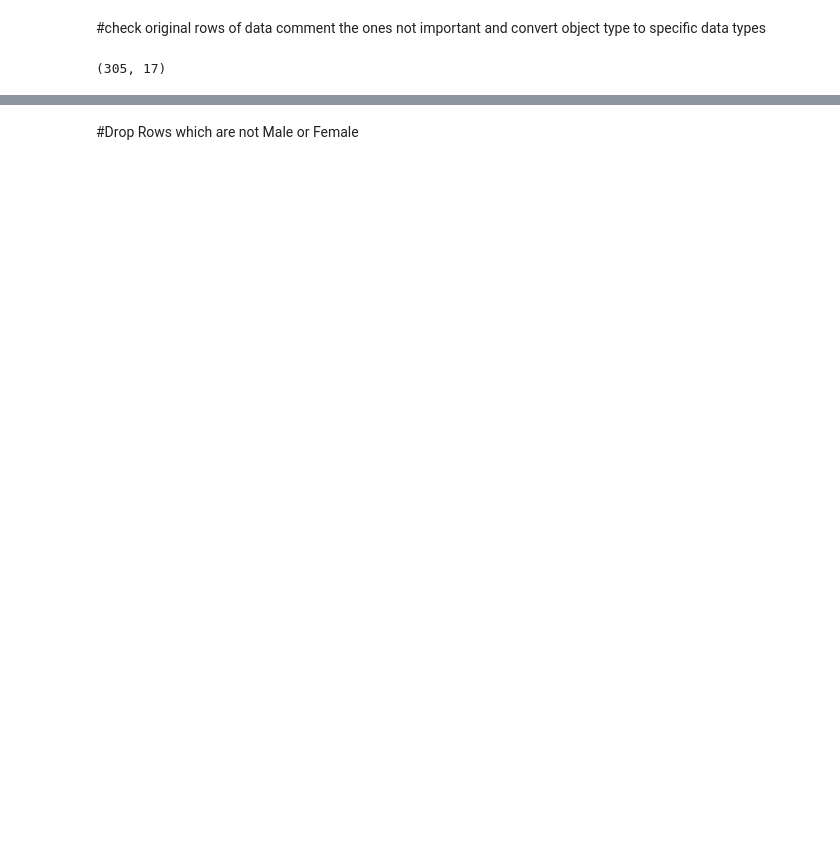
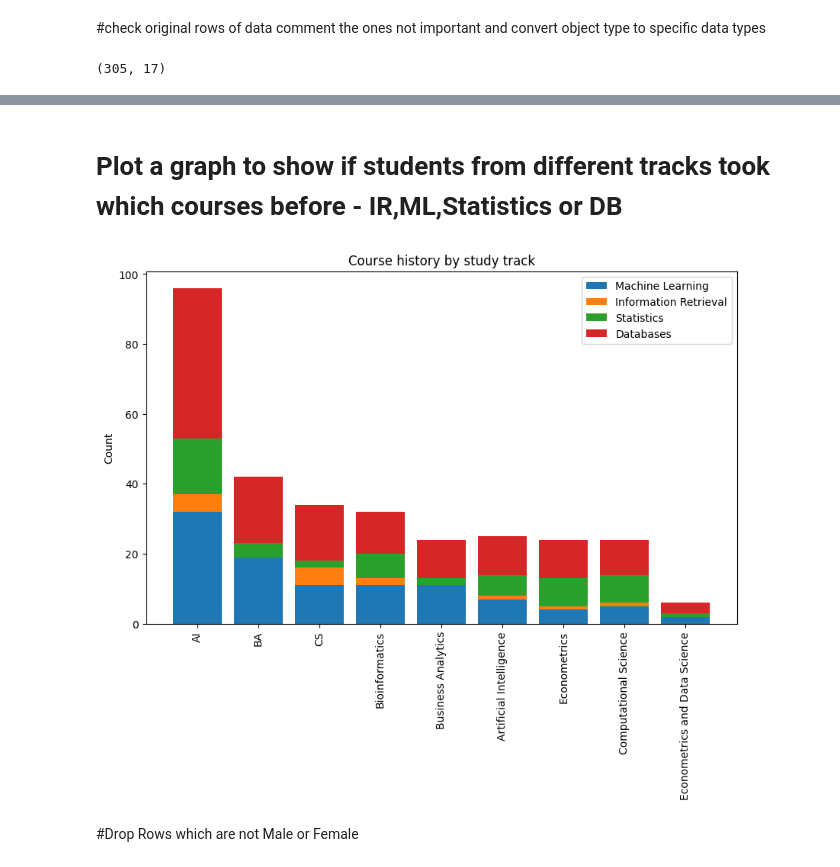
Before and after one commit to proygit/DMT, a Jupyter notebook: DMT_Assgnt1.ipynb, the cells around one changed output, grey strips where cells are left out. Drawn from its saved outputs; the diff is of its cells as text; code cells hidden in the pictures; blank space fills up the shorter version.

```diff
--- a/DMT_Assgnt1.ipynb
+++ b/DMT_Assgnt1.ipynb
@@ -101,3 +351,34 @@ df_csv_ver1
+# %% [markdown]
+# Plot a graph to show if students from different tracks took which courses before - IR,ML,Statistics or DB
+# %%
+import matplotlib.pyplot as plt
+import numpy as np
+
+# Data
+labels = ['AI', 'BA', 'CS', 'Bioinformatics', 'Business Analytics', 'Artificial Intelligence', 'Econometrics', 'Computational Science', 'Econometrics and Data Science']
+ml = [32, 19, 11, 11, 11, 7, 4, 5, 2]
+ir = [5, 0, 5, 2, 0, 1, 1, 1, 0]
+stats = [16, 4, 2, 7, 2, 6, 8, 8, 1]
+db = [43, 19, 16, 12, 11, 11, 11, 10, 3]
+
+# Plot
+fig, ax = plt.subplots(figsize=(10, 6))
+x = np.arange(len(labels))
+ax.bar(x, ml, label='Machine Learning', color='#1f77b4')
+ax.bar(x, ir, bottom=ml, label='Information Retrieval', color='#ff7f0e')
+ax.bar(x, stats, bottom=np.add(ml, ir), label='Statistics', color='#2ca02c')
+ax.bar(x, db, bottom=np.add(np.add(ml, ir), stats), label='Databases', color='#d62728')
+
+# Customize plot
+ax.set_xticks(x)
+ax.set_xticklabels(labels, rotation=90)
+ax.set_ylabel('Count')
+ax.set_title('Course history by study track')
+ax.legend()
+
+plt.show()
+# %% [output]
+[figure, added]
 # %% [markdown]
 #Drop Rows which are not Male or Female
 # %%
```
Also changed, not shown: parts of 24 cells of this notebook.
